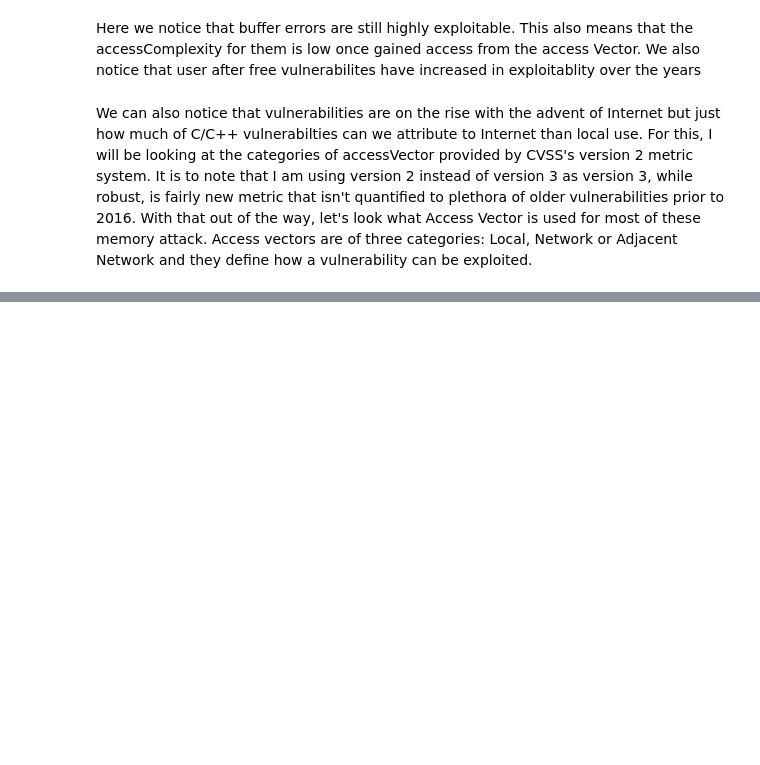
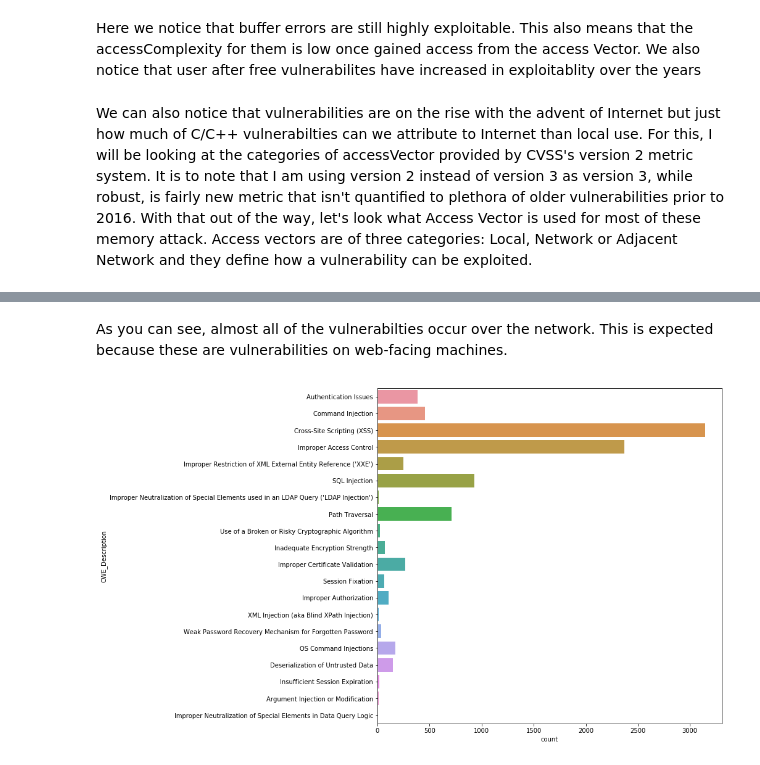
Before and after one commit to suzantrt/CMSC320, a Jupyter notebook: FinalTutorial.ipynb, the cells around one changed output, grey strips where cells are left out. Cells and saved outputs as stored; diff of their text form; code cells hidden in the pictures; blank space fills up the shorter version.

```diff
--- a/FinalTutorial.ipynb
+++ b/FinalTutorial.ipynb
@@ -159,0 +194,7 @@ We can also notice that vulnerabilities are on the rise with the advent of Inter
+# %% [markdown]
+As you can see, almost all of the vulnerabilties occur over the network.  This is expected because these are vulnerabilities on web-facing machines.
+# %%
+p = sns.countplot(y="CWE_Description", data=recent_owasp_data)
+p.figure.set_size_inches(10,10)
+# %% [output]
+[figure, added]
```
Also changed, not shown: parts of 13 cells of this notebook, 1 other file.
